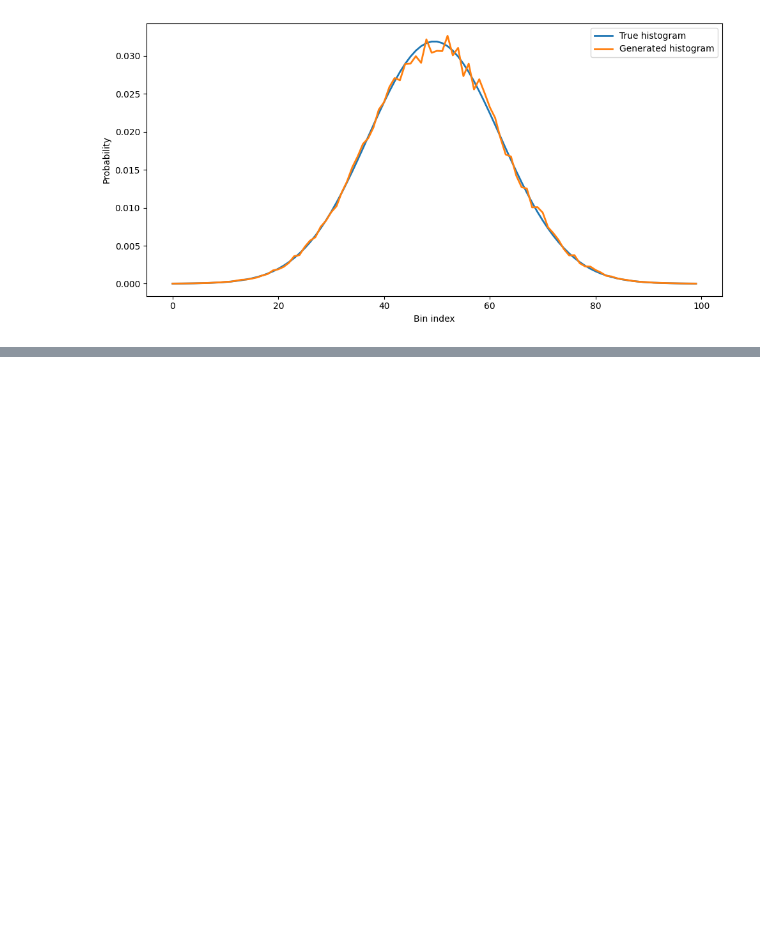
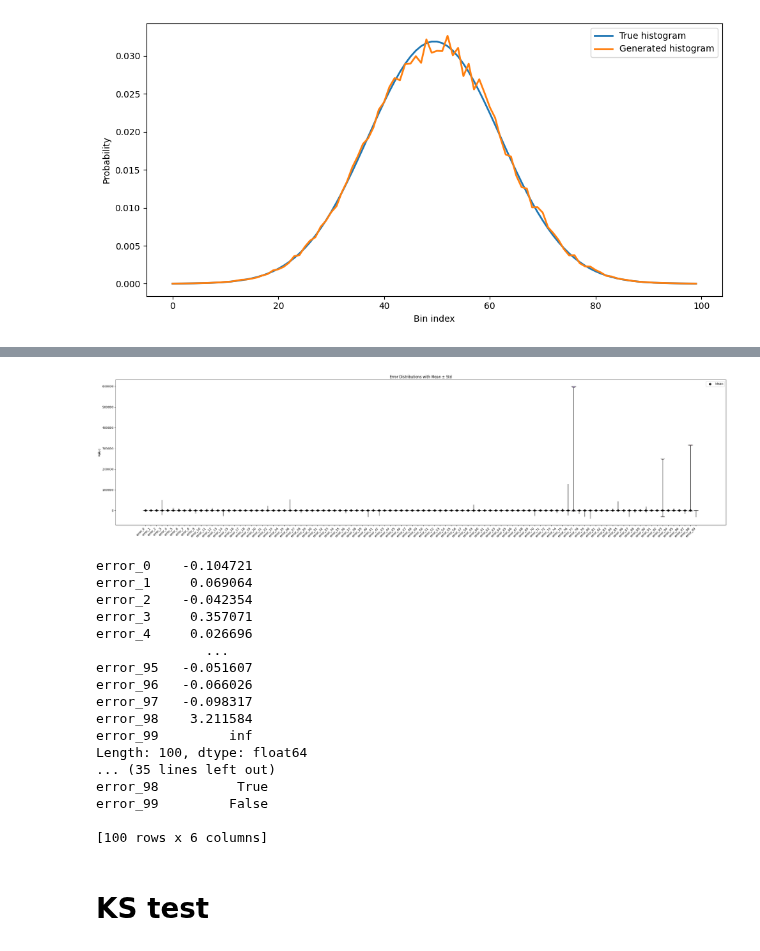
Before and after one commit to matteorofrano/CGAN-for-probability-distribution-generation, a Jupyter notebook: tests.ipynb, the cells around one changed output, grey strips where cells are left out. Drawn from its saved outputs; the diff is of its cells as text; code cells hidden in the pictures; blank space fills up the shorter version.

```diff
--- a/tests.ipynb
+++ b/tests.ipynb
@@ -311,0 +379,24 @@ plot_bin_dist(true_sample, generated_sample)
+# %%
+means, std, summary = analyze_error_distribution('./data/results/bins_error_dist_ev.csv')
+print(means,'\n', std, '\n', summary)
+# %% [output]
+[figure, added]
+error_0    -0.104721
+error_1     0.069064
+error_2    -0.042354
+error_3     0.357071
+error_4     0.026696
+              ...
+error_95   -0.051607
+error_96   -0.066026
+error_97   -0.098317
+error_98    3.211584
+error_99         inf
+Length: 100, dtype: float64
+... (35 lines left out)
+error_98          True
+error_99         False
+
+[100 rows x 6 columns]
+# %% [markdown]
+# KS test
```
Also changed, not shown: parts of 8 cells of this notebook, 7 other files.
